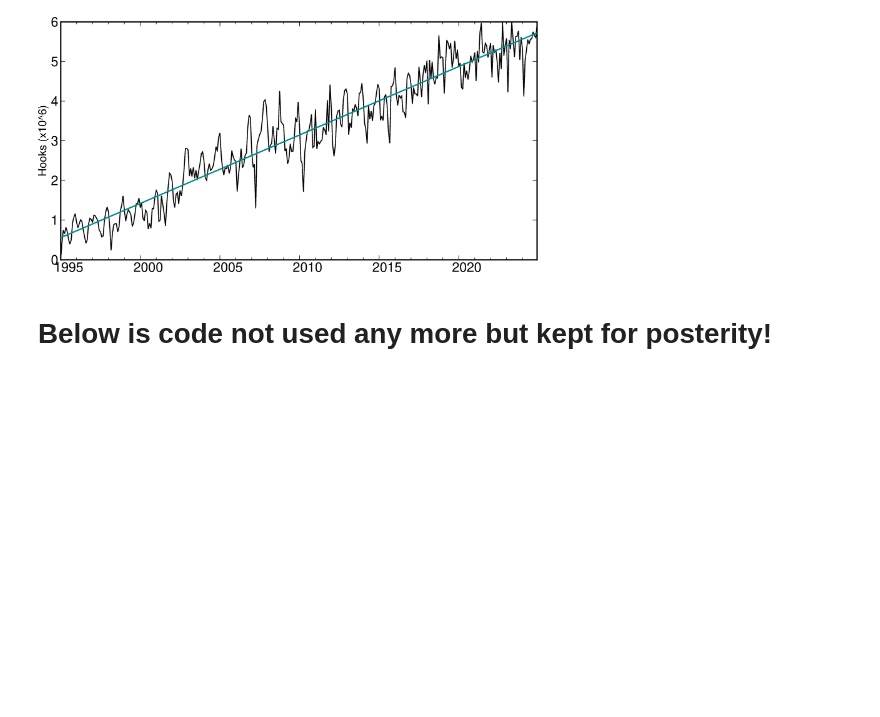
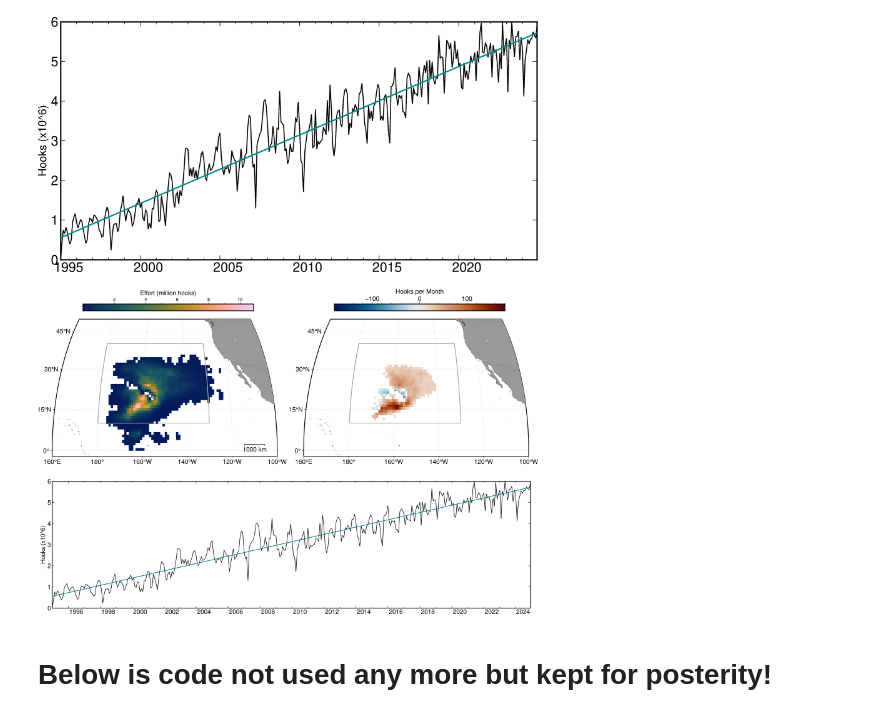
Before and after one commit to noaa-pifsc/PRP-ENSO-LonglineFishery, a Jupyter notebook: ENSO_EffortAreaMap.ipynb, the cells around one changed output. Drawn from its saved outputs; the diff is of its cells as text; code cells hidden in the pictures; blank space fills up the shorter version.

```diff
--- a/ENSO_EffortAreaMap.ipynb
+++ b/ENSO_EffortAreaMap.ipynb
@@ -310,7 +309,7 @@ with fig.subplot(nrows=1, ncols=1, figsize=("17.5i", "5i")):
     fig.plot(
         projection="X17i/4.5i",
         region=[x[0], x[-1], math.floor(efrtTS.min()), math.ceil(efrtTS.max())],
-        frame=["WSen", "ya1+lHooks (x10^6)", "xa5f"],
+        frame=["WSen", "ya1+lHooks (x10^6)", "xaf"],
         x=x,
         y=efrtTS,
         pen="1p", panel=[0,0]
@@ -408,33 +407,35 @@ with fig.subplot(nrows=1, ncols=2, figsize=("17.5i", "6i")):
     # Add our study area vertical lines
     fig.plot(
         projection=projection,
         data=np.array([[180,40,180,10],[-130,40,-130,10]]),
         style="=0.4c+s",  # geographic so there is a bowing to the line
         pen="2p,darkgray",
     )
 
     # Add a coastline for a crisper look
     fig.coast(
         projection=projection,
         resolution='h',
         shorelines='1/0.25p,gray30',
         borders=["1/0.25p,gray40"],
         land='gray60')
 
     # Add a colorbar
     fig.colorbar(
         position=Position("TC", offset=(-0.4,0.5)),
         frame="x+lHooks per Month",
         length=15.4,
         move_text=["annotations", "label"],
     ) # frame="x+lHooks per Month"
 
     #fig.text(text="TEXT", x=5, y=5)
 
 fig.show()
 
 # Save the figure
 fig.savefig('/Users/johanna.wren/Documents/ENSO_LonglineFishery/PubFig_1.png', crop=True)
+# %% [output]
+[figure, added]
 # %% [markdown]
 # Below is code not used any more but kept for posterity!
 # %% [markdown]
```
Also changed, not shown: parts of 6 cells of this notebook.
